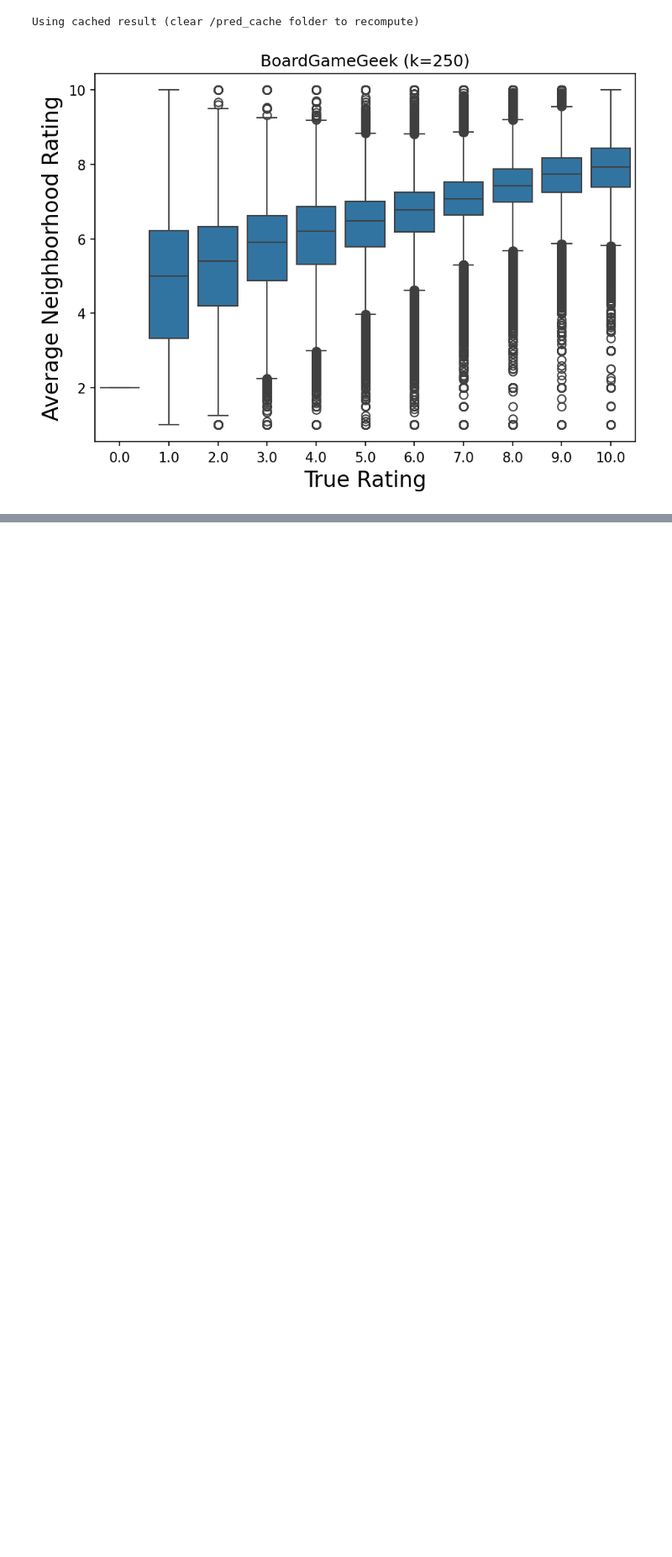
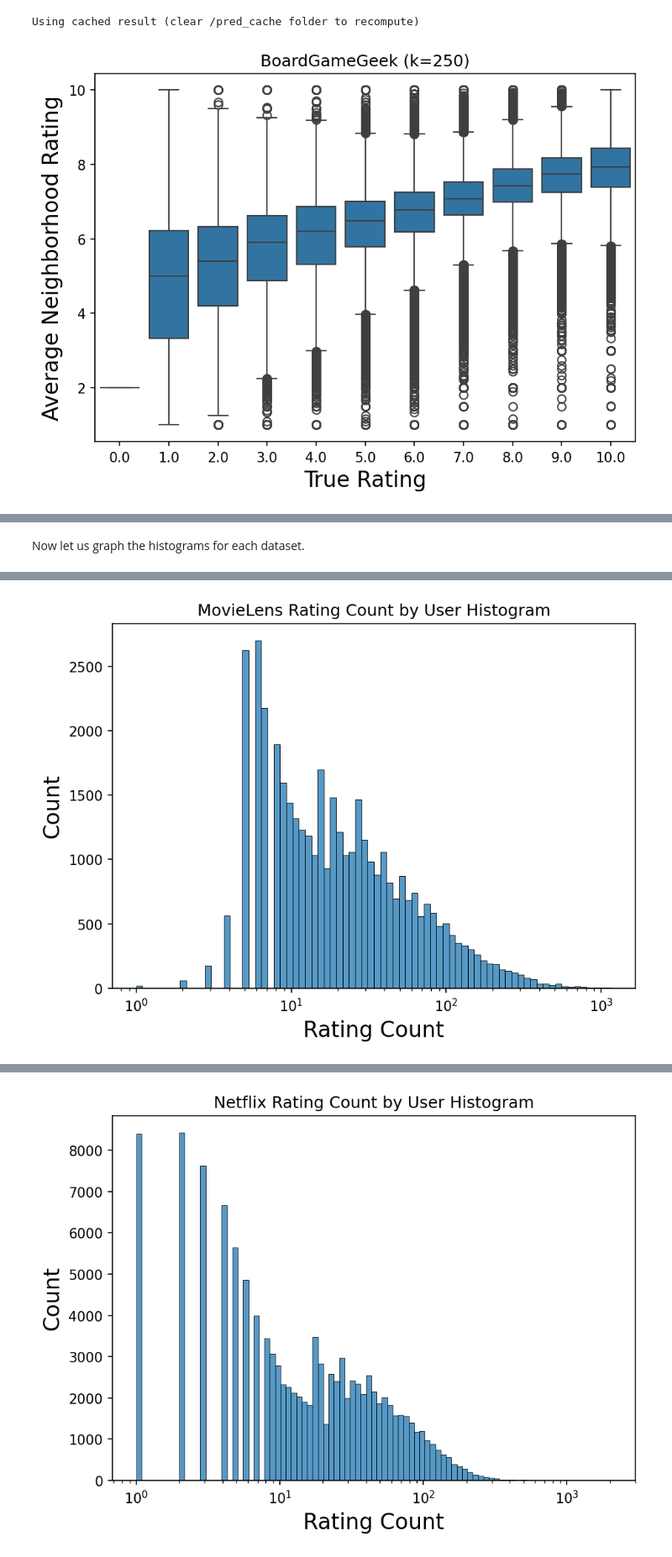
Before and after one commit to jmfb/csc6711-project4, a Jupyter notebook: Project4.ipynb, the cells around one changed output, grey strips where cells are left out. Shown at 84% size. Drawn from its saved outputs; the diff is of its cells as text; code cells hidden in the pictures; blank space fills up the shorter version.

Commit message:
Adding rating count by user histograms.

```diff
--- a/Project4.ipynb
+++ b/Project4.ipynb
@@ -215,0 +218,16 @@ Using cached result (clear /pred_cache folder to recompute)
+# %%
+def PlotUserPredictions(title, name, k):
+    all_pred_df = GetCachedPredictions(name, k)
+    pred_df = all_pred_df[all_pred_df.rating_train.notnull()]
+    df_counts = pred_df.groupby('user_id')[['rating']].count()
+    plot = sns.histplot(x=df_counts['rating'], log_scale=True)
+    plot.set(title=f"{title} Rating Count by User Histogram", xlabel="Rating Count")
+    plt.show()
+# %% [markdown]
+Now let us graph the histograms for each dataset.
+# %%
+PlotUserPredictions('MovieLens', 'movielens_25m', k=250)
+PlotUserPredictions('Netflix', 'netflix_prize', k=250)
+PlotUserPredictions('Yahoo! Music', 'yahoo_r2_songs.subsampled', k=250)
+PlotUserPredictions('BoardGameGeek', 'boardgamegeek', k=250)
+# %% [output]
@@ -215,0 +235 @@ Using cached result (clear /pred_cache folder to recompute)
+[figure, added]
@@ -215,0 +237 @@ Using cached result (clear /pred_cache folder to recompute)
+[figure, added]
```
Also changed, not shown: parts of 2 cells of this notebook.
